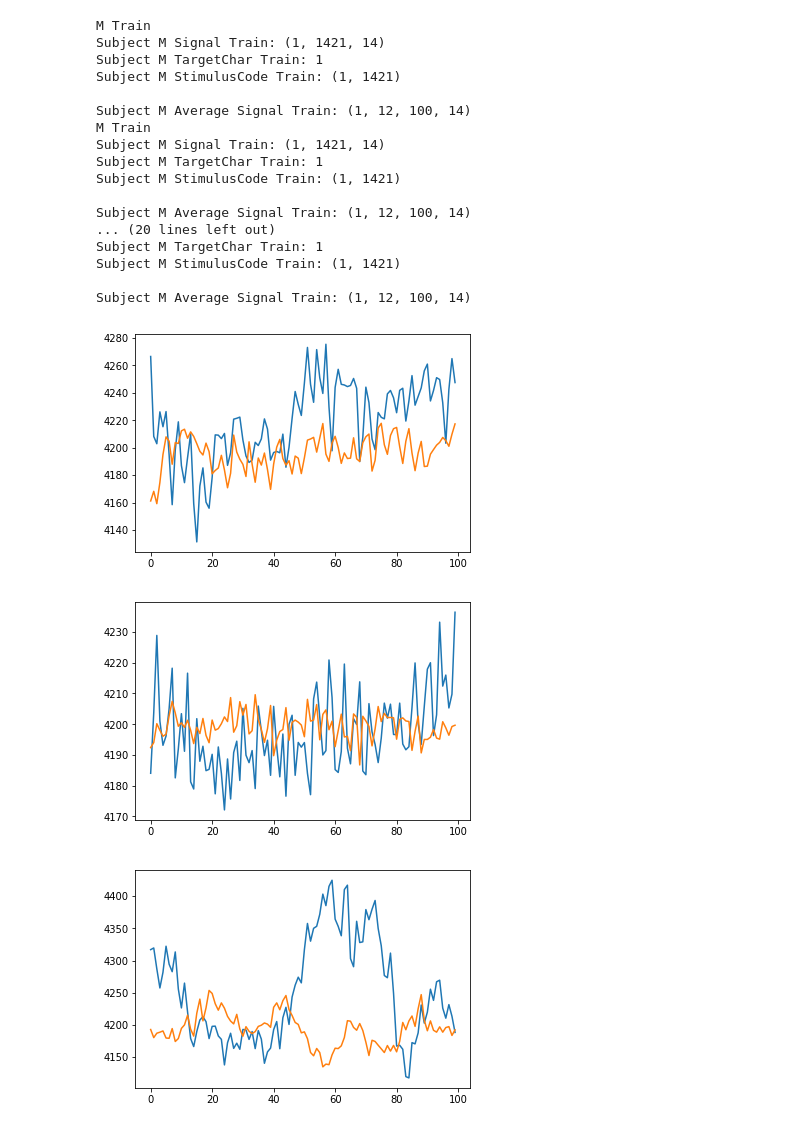
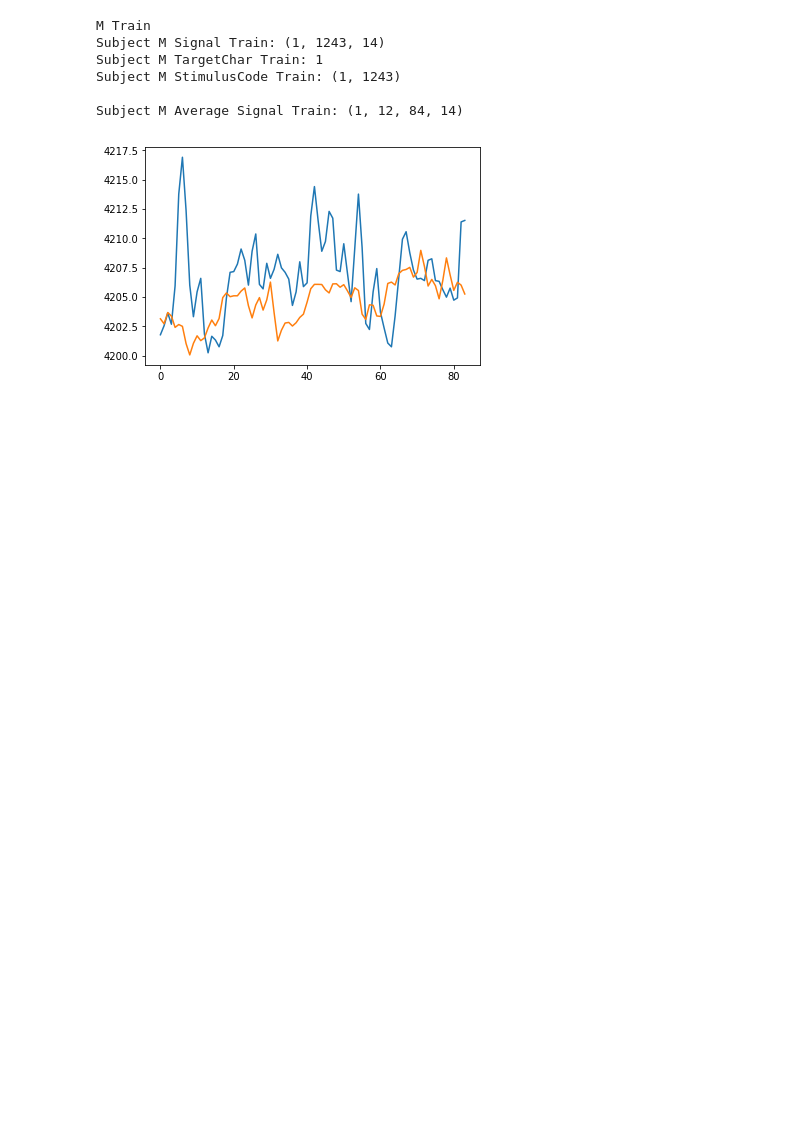
Before and after one commit to Maqarios/Bachelor-Project, a Jupyter notebook: Machine Learning Model/Plot-Local.ipynb, the cells around one changed output. Drawn from its saved outputs; the diff is of its cells as text; code cells hidden in the pictures; blank space fills up the shorter version.

```diff
--- a/Machine Learning Model/Plot-Local.ipynb
+++ b/Machine Learning Model/Plot-Local.ipynb
@@ -86,7 +86,7 @@ def get_sessions_average(
     return average_responses_Success, average_responses_Fail
 # %%
 # Declarations
-chars = 'ABCDEF'
+chars = 'A'
 
 for index in range(len(chars)):
 
@@ -101,49 +101,36 @@ for index in range(len(chars)):
         Subject_M_Signal_Train = numpy.append(Subject_M_Signal_Train, Subject_M_Signal_Train_CHAR, axis = 0)
         Subject_M_StimulusCode_Train = numpy.append(Subject_M_StimulusCode_Train, Subject_M_StimulusCode_Train_CHAR, axis = 0)
 
     print('M Train')
     print('Subject M Signal Train:', Subject_M_Signal_Train.shape)
     print('Subject M TargetChar Train:', len(Subject_M_TargetChar_Train))
     print('Subject M StimulusCode Train:', Subject_M_StimulusCode_Train.shape)
 
     Subject_M_Average_Signal_Train = get_runs_average(
         Subject_M_Signal_Train,
         Subject_M_StimulusCode_Train,
         MATRIX,
         start_window = 0,
-        end_window = 100
+        end_window = 84
     )
     print('\nSubject M Average Signal Train:', Subject_M_Average_Signal_Train.shape)
 
     M_Success, M_Fail = get_sessions_average(
         Subject_M_Average_Signal_Train,
         Subject_M_TargetChar_Train,
         MATRIX,
         start_window = 0,
-        end_window = 100
+        end_window = 84
     )
     plt.figure(index)
 
     plt.plot(M_Success[:, 0])
     plt.plot(M_Fail[:, 0])
 # %% [output]
 M Train
-Subject M Signal Train: (1, 1421, 14)
+Subject M Signal Train: (1, 1243, 14)
 Subject M TargetChar Train: 1
-Subject M StimulusCode Train: (1, 1421)
+Subject M StimulusCode Train: (1, 1243)
 
-Subject M Average Signal Train: (1, 12, 100, 14)
-M Train
-Subject M Signal Train: (1, 1421, 14)
-Subject M TargetChar Train: 1
-Subject M StimulusCode Train: (1, 1421)
-
-Subject M Average Signal Train: (1, 12, 100, 14)
-... (20 lines left out)
-Subject M TargetChar Train: 1
-Subject M StimulusCode Train: (1, 1421)
-
-Subject M Average Signal Train: (1, 12, 100, 14)
+Subject M Average Signal Train: (1, 12, 84, 14)
-[figure, old version]
+[figure, new version]
-[figure, removed]
-[figure, removed]
```
Also changed, not shown: parts of 1 cell of this notebook, 3 other files.
